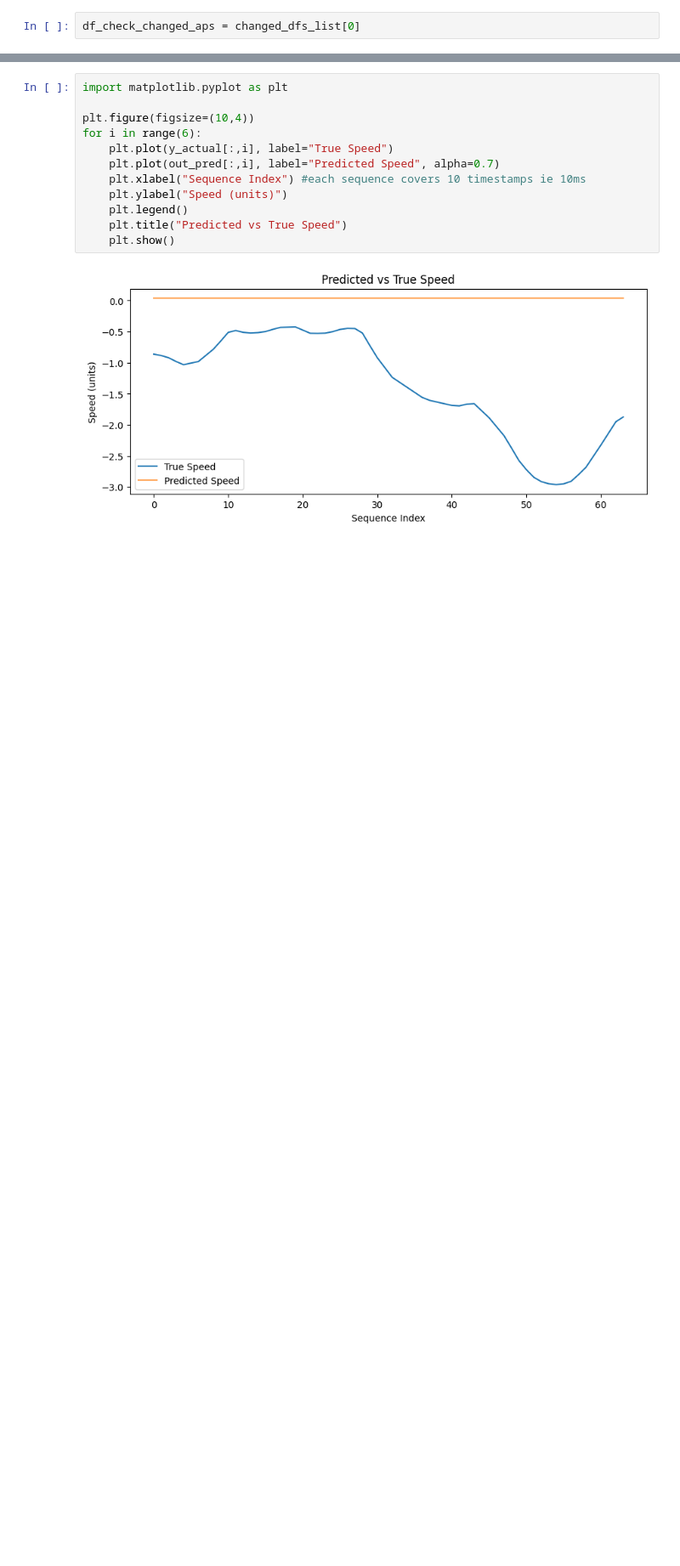
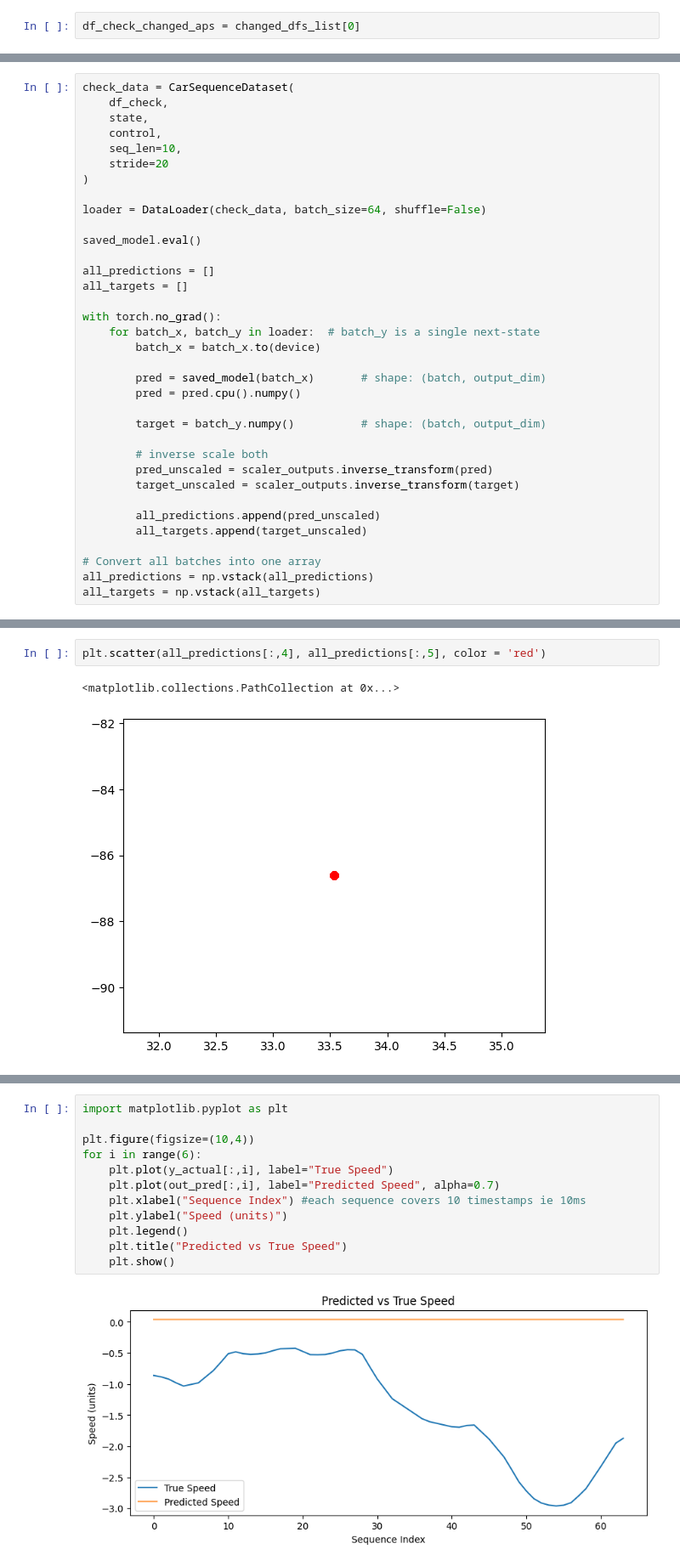
Before and after one commit to UBC-Solar/hack_the_track, a Jupyter notebook: backend/telemetry/data_optimiser_preprocessing.ipynb, the cells around one changed output, grey strips where cells are left out. Shown: that part at 85% size. Cells and saved outputs as stored; diff of their text form; blank space fills up the shorter version.

```diff
--- a/backend/telemetry/data_optimiser_preprocessing.ipynb
+++ b/backend/telemetry/data_optimiser_preprocessing.ipynb
@@ -441,0 +384,35 @@ print(y_actual[:,4])
+# %%
+check_data = CarSequenceDataset(
+    df_check,
+    state,
+    control,
+    seq_len=10,
+    stride=20
+)
+
+loader = DataLoader(check_data, batch_size=64, shuffle=False)
+
+saved_model.eval()
+
+all_predictions = []
+all_targets = []
+
+with torch.no_grad():
+    for batch_x, batch_y in loader:  # batch_y is a single next-state
+        batch_x = batch_x.to(device)
+
+        pred = saved_model(batch_x)       # shape: (batch, output_dim)
+        pred = pred.cpu().numpy()
+
+        target = batch_y.numpy()          # shape: (batch, output_dim)
+
+        # inverse scale both
+        pred_unscaled = scaler_outputs.inverse_transform(pred)
+        target_unscaled = scaler_outputs.inverse_transform(target)
+
+        all_predictions.append(pred_unscaled)
+        all_targets.append(target_unscaled)
+
+# Convert all batches into one array
+all_predictions = np.vstack(all_predictions)
+all_targets = np.vstack(all_targets)
@@ -442,2 +426,7 @@ print(y_actual[:,4])
+# %%
+plt.scatter(all_predictions[:,4], all_predictions[:,5], color = 'red')
+# %% [output]
+<matplotlib.collections.PathCollection at 0x...>
+[figure, added]
 # %%
 print(out_pred[:,4])
```
Also changed, not shown: parts of 14 cells of this notebook.
